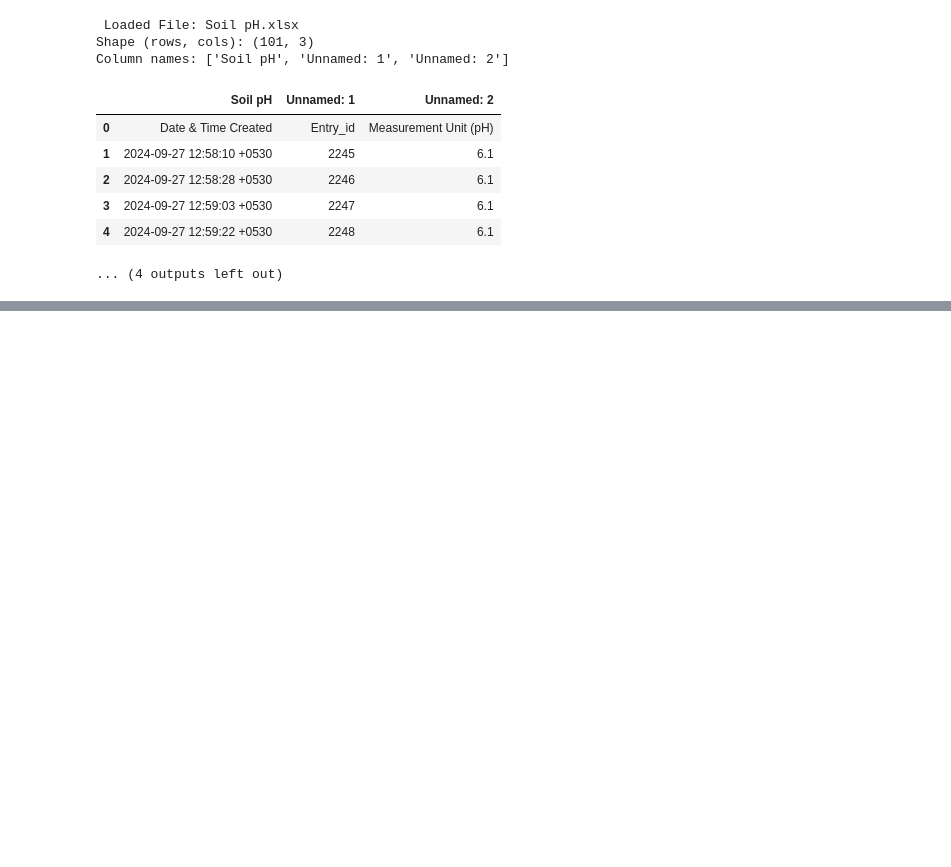
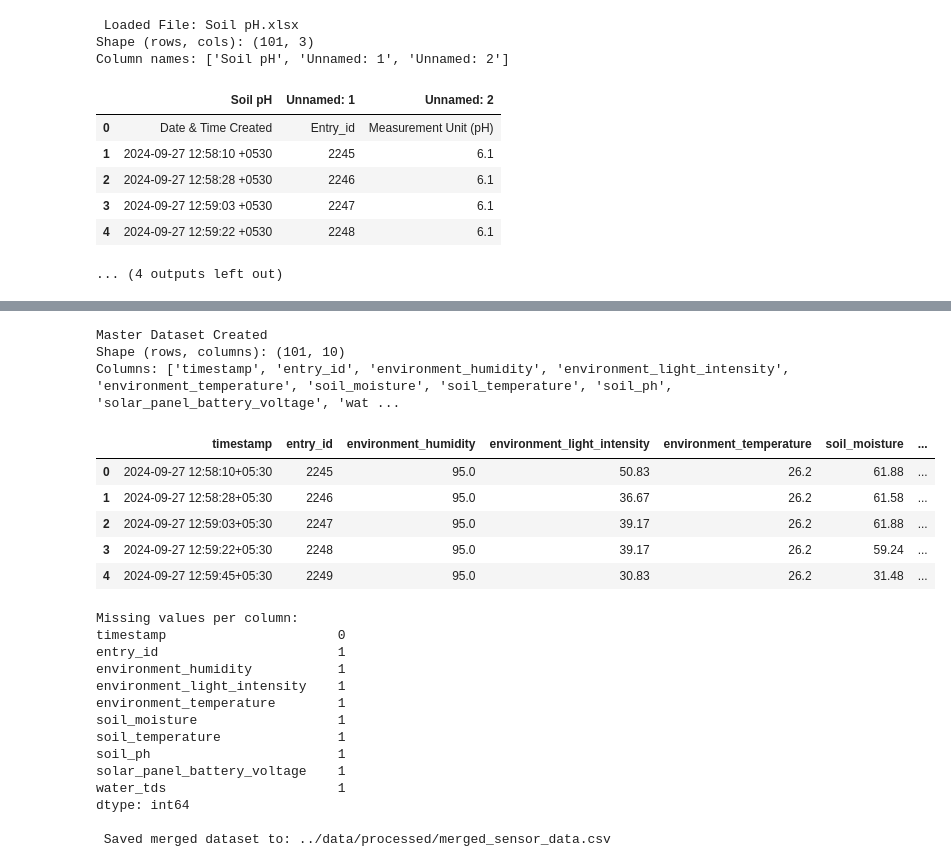
Before and after one commit to jeffiThomas/IoTAgricultureProject, a Jupyter notebook: code/AAI530-Project.ipynb, the cells around one changed output, grey strips where cells are left out. Cells and saved outputs as stored; diff of their text form; code cells hidden in the pictures; blank space fills up the shorter version.

Commit message:
merged dataset

```diff
--- a/code/AAI530-Project.ipynb
+++ b/code/AAI530-Project.ipynb
@@ -157,0 +256,66 @@ Column names: ['Soil pH', 'Unnamed: 1', 'Unnamed: 2']
+# %%
+#CELL 4 - Merge ALl Sensors into One Master Dataset
+#Combine all cleaned sensor DataFrames into a single time-aligned dataset
+
+#get lst of cleaned sensor names
+sensor_keys = list(cleaned_sensor_dfs.keys())
+
+#initialize master DataFrame using the firste sensor
+master_df = cleaned_sensor_dfs[sensor_keys[0]].copy()
+
+#merge remaning sensors one-by-one on timestamp
+for sensor in sensor_keys[1:]:
+    #drop entry_id from subsequence DataFrames to avoid duplicate columns
+    df_to_merge = cleaned_sensor_dfs[sensor].drop(columns=["entry_id"])
+
+    #outer merge preserves all timestamps across sensors
+    master_df = pd.merge(
+        master_df,
+        df_to_merge,
+        on="timestamp",
+        how="outer"
+    )
+
+#sort final dataset by timestamp and reset index
+master_df = master_df.sort_values("timestamp").reset_index(drop=True)
+
+#display merged dataset structure
+print("Master Dataset Created")
+print("Shape (rows, columns):", master_df.shape)
+print("Columns:", list(master_df.columns))
+
+display(master_df.head())
+
+#check missing values per column (expected in multi-sensor IoT data)
+print("\nMissing values per column: ")
+print(master_df.isna().sum())
+
+#save merged dataset for ML models and Tableau dashboard
+output_path = os.path.join(PROCESSED_DIR, "merged_sensor_data.csv")
+master_df.to_csv(output_path, index=False)
+
+print(f"\n Saved merged dataset to: {output_path}")
+# %% [output]
+Master Dataset Created
+Shape (rows, columns): (101, 10)
+Columns: ['timestamp', 'entry_id', 'environment_humidity', 'environment_light_intensity', 'environment_temperature', 'soil_moisture', 'soil_temperature', 'soil_ph', 'solar_panel_battery_voltage', 'wat ...
+|  | timestamp | entry_id | environment_humidity | environment_light_intensity | environment_temperature | soil_moisture | ... |
+| 0 | 2024-09-27 12:58:10+05:30 | 2245 | 95.0 | 50.83 | 26.2 | 61.88 | ... |
+| 1 | 2024-09-27 12:58:28+05:30 | 2246 | 95.0 | 36.67 | 26.2 | 61.58 | ... |
+| 2 | 2024-09-27 12:59:03+05:30 | 2247 | 95.0 | 39.17 | 26.2 | 61.88 | ... |
+| 3 | 2024-09-27 12:59:22+05:30 | 2248 | 95.0 | 39.17 | 26.2 | 59.24 | ... |
+| 4 | 2024-09-27 12:59:45+05:30 | 2249 | 95.0 | 30.83 | 26.2 | 31.48 | ... |
+Missing values per column:
+timestamp                      0
+entry_id                       1
+environment_humidity           1
+environment_light_intensity    1
+environment_temperature        1
+soil_moisture                  1
+soil_temperature               1
+soil_ph                        1
+solar_panel_battery_voltage    1
+water_tds                      1
+dtype: int64
+
+ Saved merged dataset to: ../data/processed/merged_sensor_data.csv
```
Also changed, not shown: parts of 1 cell of this notebook, 1 other file.
